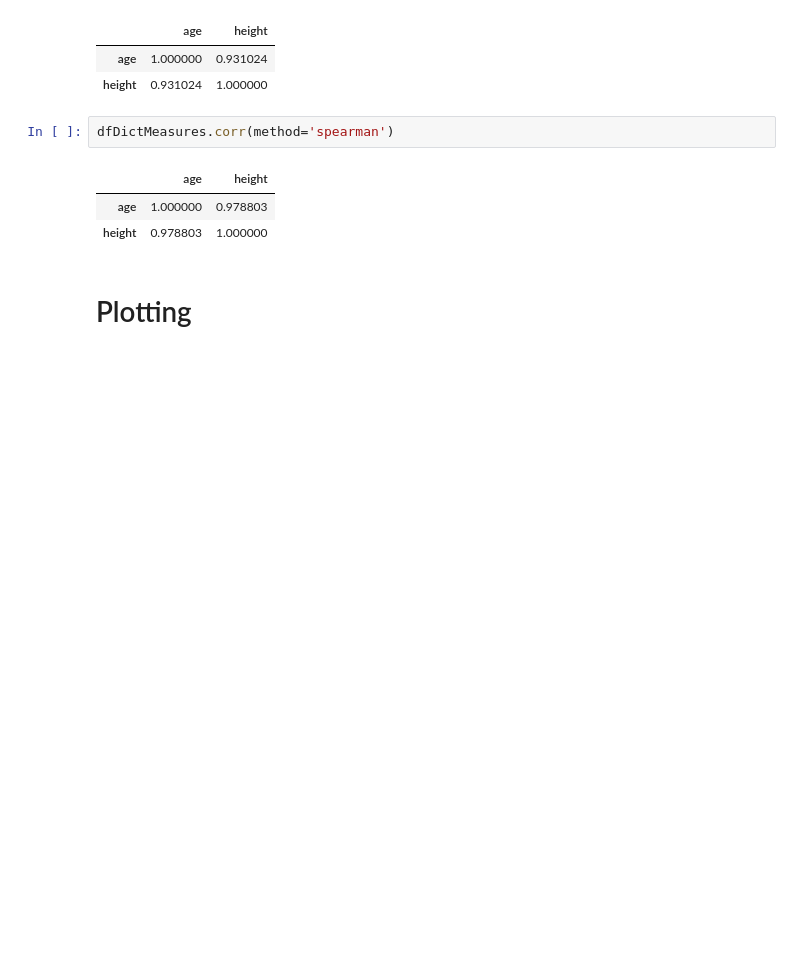
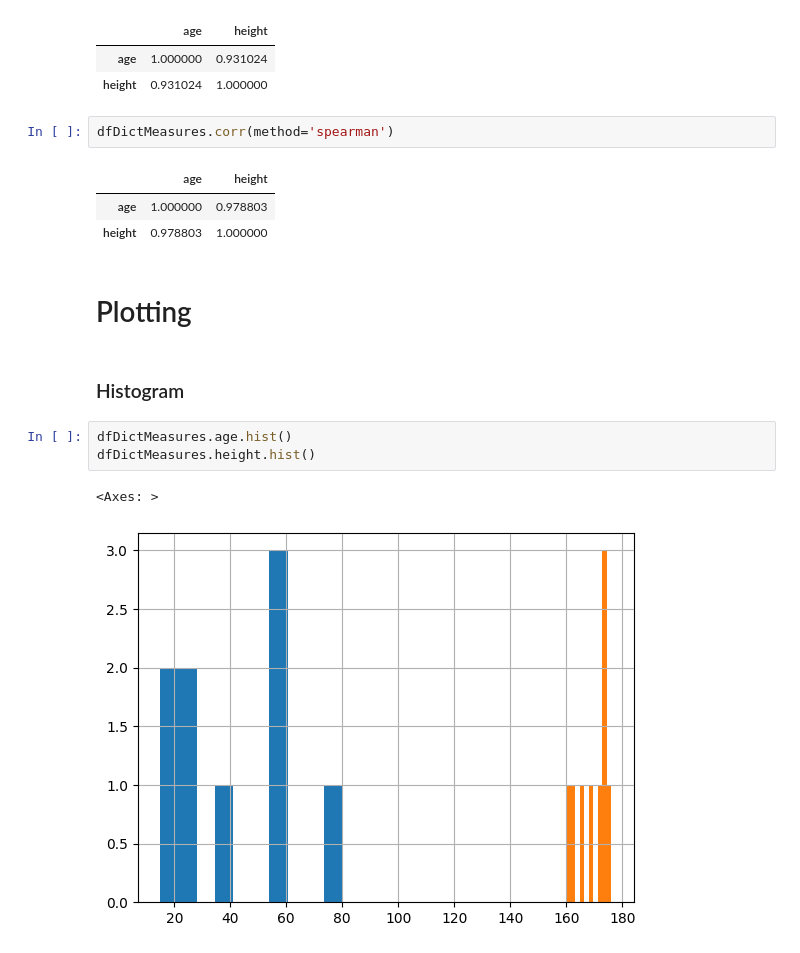
Before and after one commit to gabrieldasneves/AI-self_study, a Jupyter notebook: statistic/statistic.ipynb, the cells around one changed output. Cells and saved outputs as stored; diff of their text form; blank space fills up the shorter version.

Commit message:
feat: implements bar chart and histogram

```diff
--- a/statistic/statistic.ipynb
+++ b/statistic/statistic.ipynb
@@ -111,3 +111,11 @@ dfDictMeasures.corr(method='spearman')
 | height | 0.978803 | 1.000000 |
 # %% [markdown]
 # Plotting
+# %% [markdown]
+### Histogram
+# %%
+dfDictMeasures.age.hist()
+dfDictMeasures.height.hist()
+# %% [output]
+<Axes: >
+[figure, added]
```
Also changed, not shown: parts of 3 cells of this notebook.
